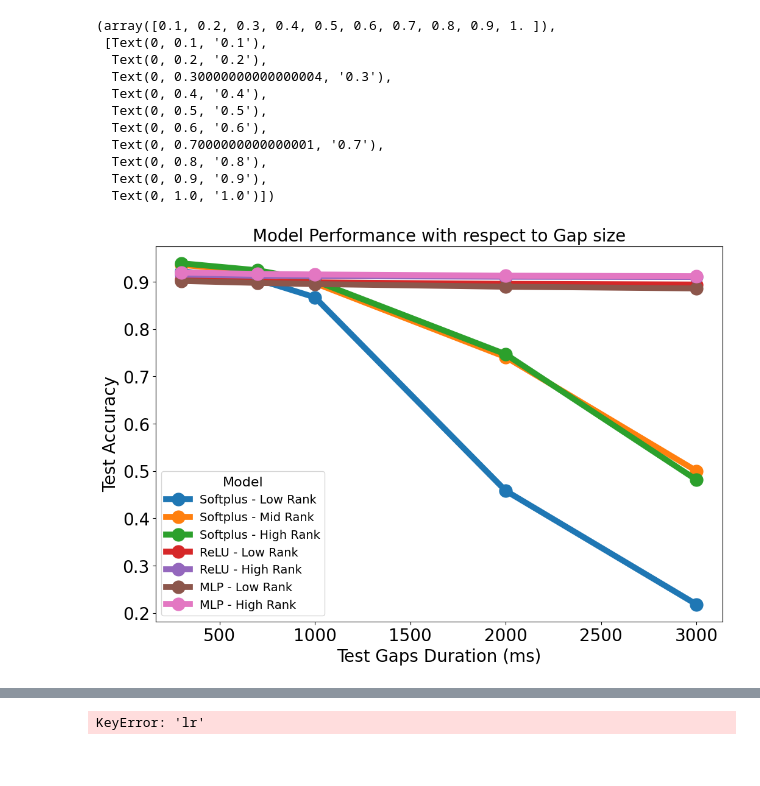
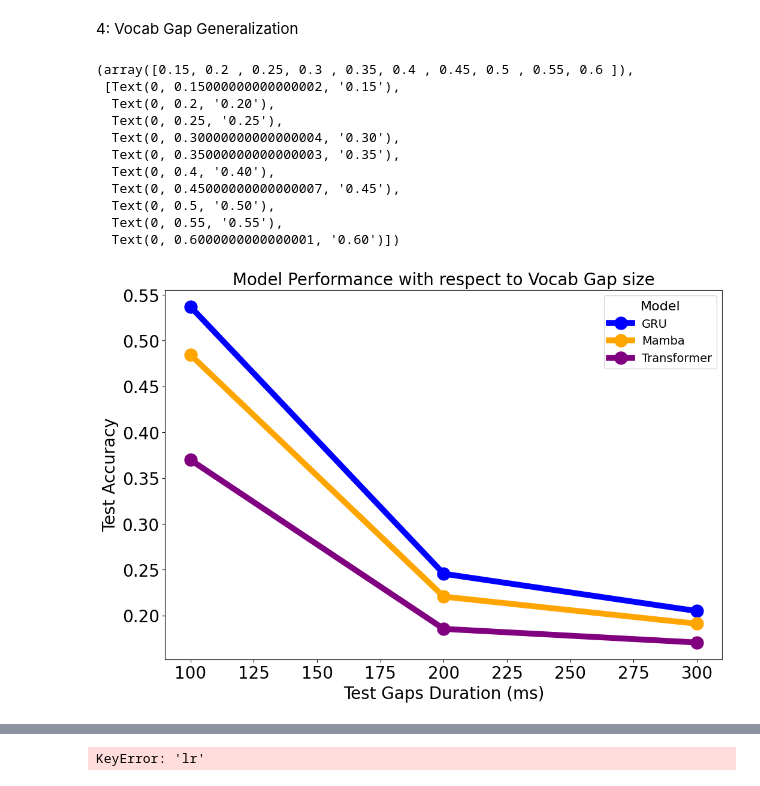
Before and after one commit to Lr0b0t/S3, a Jupyter notebook: Wandb_analysis/wandb_seqbench.ipynb, the cells around one changed output, grey strips where cells are left out. Saved outputs shown, nothing was run; the diff lists cells and outputs as text; code cells hidden in the pictures.

```diff
--- a/Wandb_analysis/wandb_seqbench.ipynb
+++ b/Wandb_analysis/wandb_seqbench.ipynb
@@ -150,20 +182,33 @@ df['feat_size'] = df['feat_size'].astype('category')
 # Plotting
 plt.figure(figsize=(12, 8))
 
-selected_pairs = [('gru', 384, 'GRU'), ('mamba', 256, 'Mamba'), ('transformer', 256, 'Transformer'), ('s4', 512, 'S4')]
+selected_pairs = [('gru', 384, 'GRU'), ('mamba', 256, 'Mamba'),
+                  ('transformer', 256, 'Transformer'),  ('s4', 512, 'S4')]
+
+# Color palette
+color_palette = {
+    'gru': 'blue',
+    'mamba': 'orange',
+    'transformer': 'purple',
+    's4': 'teal'
+}
+
+plt.figure(figsize=(12, 8))
 
 
 for model, size, label in selected_pairs:
     filtered_data = df[(df['model'] == model) & (df['feat_size'] == size)]
 
-
+    # if model=='mamba':
+    #     filtered_data = df[(df['dt_relu'] == 'soft') & (df['dt_rank'] == 64)]
     plt.plot(
         filtered_data['test_dur'],
         filtered_data[metric]['mean'],
         label=label,
         marker='o',
         linewidth=7,
-        markersize=15
+        markersize=15,
+        color=color_palette.get(model, 'grey'),
     )
 
 fontsize = 20
@@ -195,53 +405,63 @@ plt.yticks(fontsize=ticksize)
+# %% [markdown]
+4: Vocab Gap Generalization
 # %%
 df = df_grouped
 
-df['dt_relu'] = df['dt_relu'].astype('category')
-df['dt_rank'] = df['dt_rank'].astype('category')
+df['model'] = df['model'].astype('category')
+df['feat_size'] = df['feat_size'].astype('category')
 
 # Plotting
 plt.figure(figsize=(12, 8))
 
-selected_pairs = [('soft', 0, 'Softplus - Low Rank'), ('soft', 64, 'Softplus - Mid Rank'), ('soft', 128, 'Softplus - High Rank'),
-                  ('relu', 0, 'ReLU - Low Rank'), ('relu', 128, 'ReLU - High Rank'),
-                  ('mlp', 0, 'MLP - Low Rank'),  ('mlp', 128, 'MLP - High Rank')]
+selected_pairs = [('gru', 384, 'GRU'), ('mamba', 256, 'Mamba'),
+                  ('transformer', 256, 'Transformer')]
 
+color_palette = {
+    'gru': 'blue',
+    'mamba': 'orange',
+    'transformer': 'purple',
+    's4': 'teal'
+}
 
-for dt_relu, dt_rank, label in selected_pairs:
-    filtered_data = df[(df['dt_relu'] == dt_relu) & (df['dt_rank'] == dt_rank)]
+for model, size, label in selected_pairs:
+    filtered_data = df[(df['model'] == model) & (df['feat_size'] == size) & (df['test_dur'] <= 300)]
 
-
+    if model=='mamba':
+        filtered_data = df[(df['dt_relu'] == 'soft') & (df['dt_rank'] == 64) & (df['test_dur'] <= 300)]
     plt.plot(
         filtered_data['test_dur'],
         filtered_data[metric]['mean'],
         label=label,
         marker='o',
         linewidth=7,
-        markersize=15
+        markersize=15,
+        color = color_palette.get(model, 'grey'),
     )
 
 fontsize = 20
 # Increase font sizes
 plt.xlabel('Test Gaps Duration (ms)', fontsize=fontsize)
 plt.ylabel('Test Accuracy', fontsize=fontsize)
-plt.title('Model Performance with respect to Gap size', fontsize=20)
+plt.title('Model Performance with respect to Vocab Gap size', fontsize=20)
+# plt.xlim([0, 300])
 
 # Increase legend font size
 plt.legend(title='Model', title_fontsize=16, fontsize=14)
 
 ticksize = 20
 # Increase tick parameters
 plt.xticks(fontsize=ticksize)
 plt.yticks(fontsize=ticksize)
 # %% [output]
-(array([0.1, 0.2, 0.3, 0.4, 0.5, 0.6, 0.7, 0.8, 0.9, 1. ]),
- [Text(0, 0.1, '0.1'),
-  Text(0, 0.2, '0.2'),
-  Text(0, 0.30000000000000004, '0.3'),
-  Text(0, 0.4, '0.4'),
-  Text(0, 0.5, '0.5'),
-  Text(0, 0.6, '0.6'),
-  Text(0, 0.7000000000000001, '0.7'),
-  Text(0, 0.8, '0.8'),
-  Text(0, 0.9, '0.9'),
-  Text(0, 1.0, '1.0')])
+(array([0.15, 0.2 , 0.25, 0.3 , 0.35, 0.4 , 0.45, 0.5 , 0.55, 0.6 ]),
+ [Text(0, 0.15000000000000002, '0.15'),
+  Text(0, 0.2, '0.20'),
+  Text(0, 0.25, '0.25'),
+  Text(0, 0.30000000000000004, '0.30'),
+  Text(0, 0.35000000000000003, '0.35'),
+  Text(0, 0.4, '0.40'),
+  Text(0, 0.45000000000000007, '0.45'),
+  Text(0, 0.5, '0.50'),
+  Text(0, 0.55, '0.55'),
+  Text(0, 0.6000000000000001, '0.60')])
-[figure, old version]
+[figure, new version]
```
Also changed, not shown: parts of 22 cells of this notebook, 8 other files.
